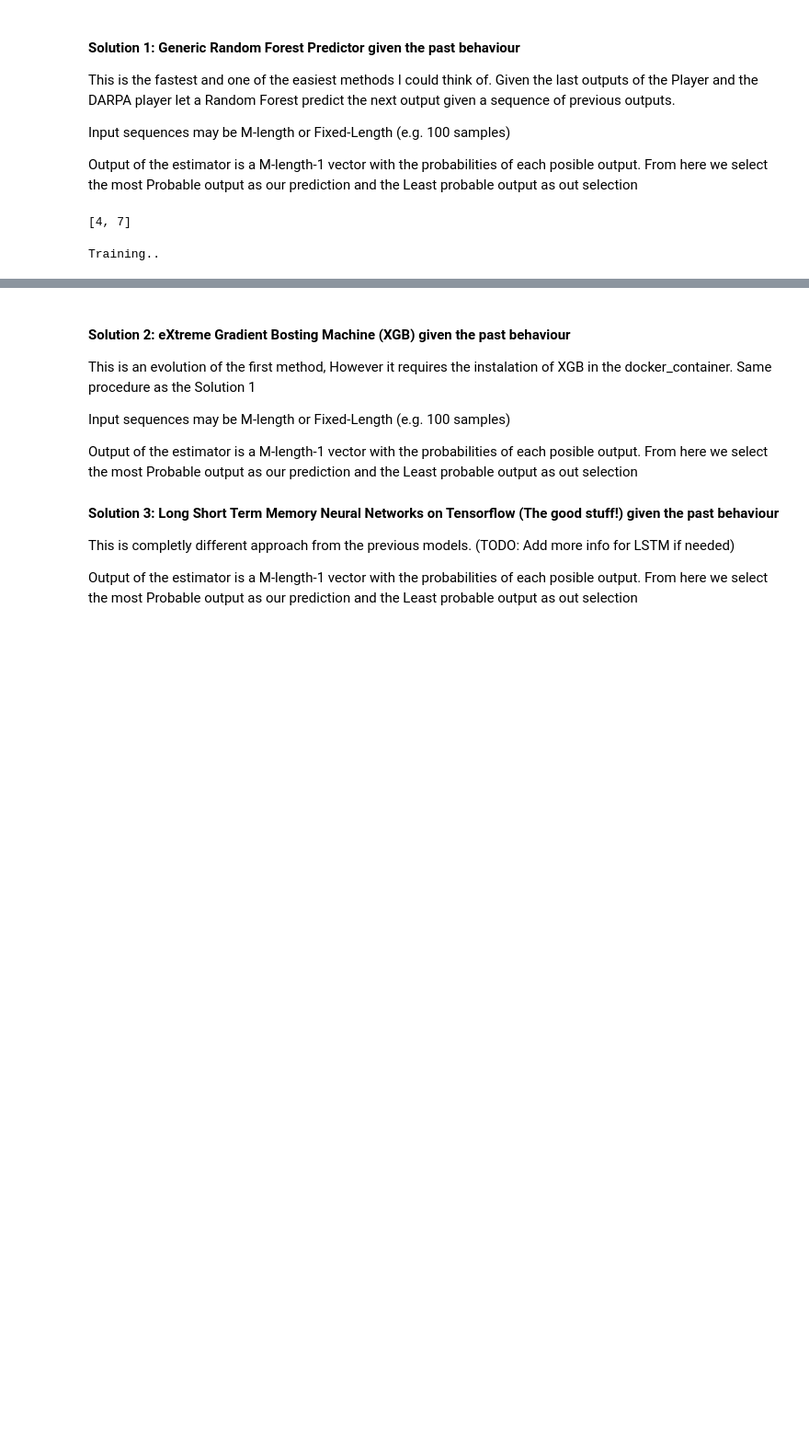
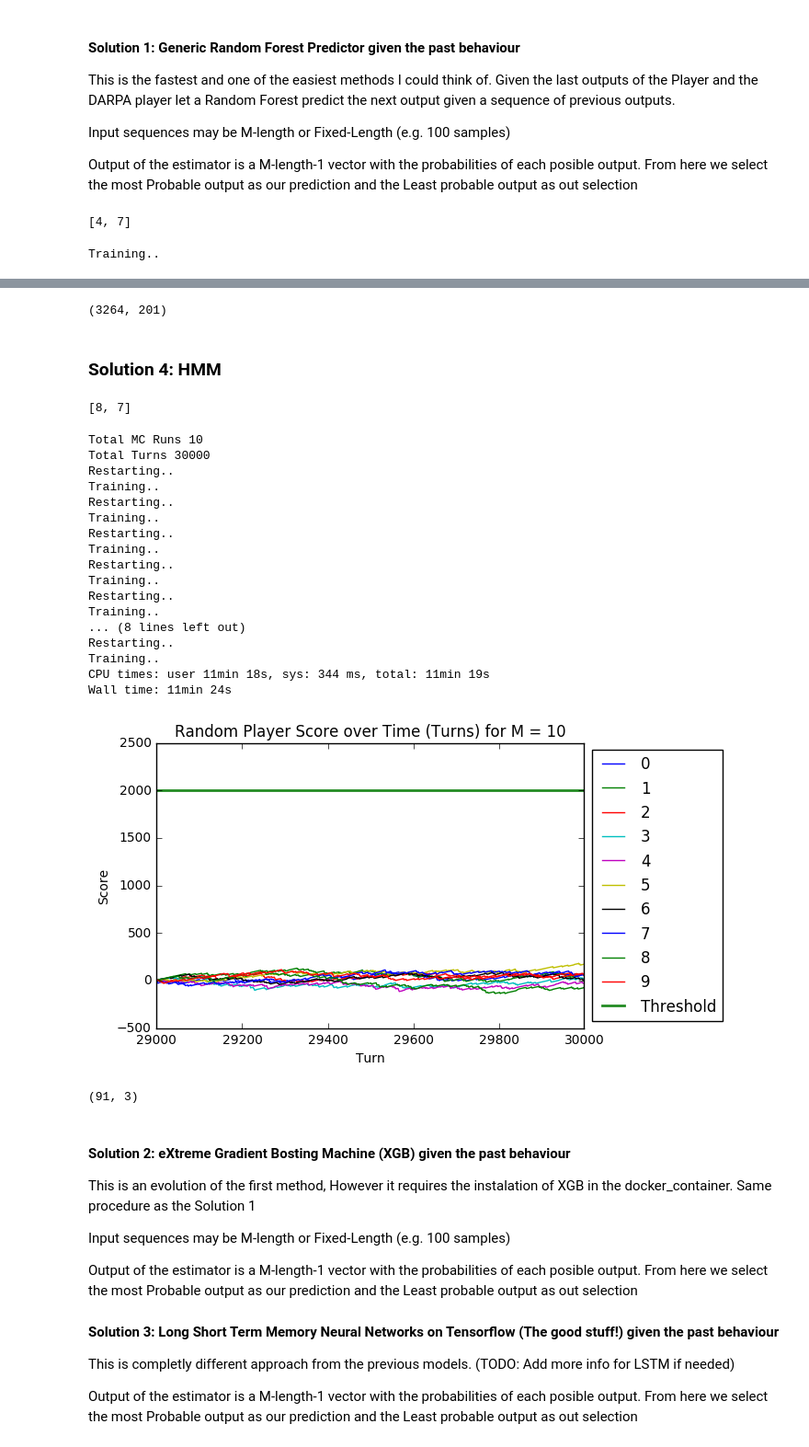
Before and after one commit to JHerna17/DARPA_SC, a Jupyter notebook: H3 Models.ipynb, the cells around one changed output, grey strips where cells are left out. Shown: that part at 92% size. Saved outputs shown, nothing was run; the diff lists cells and outputs as text; code cells hidden in the pictures; blank space fills up the shorter version.

Commit message:
Added HMMPlayer implementation using hmmlearn

```diff
--- a/H3 Models.ipynb
+++ b/H3 Models.ipynb
@@ -175,4 +192,8 @@ Restarting..
 # %%
-test.PlayerA.Dataset[test.PlayerA.Dataset.Player_Last == test.PlayerA.Dataset.Last]
+test.PlayerA.Dataset[test.PlayerA.Dataset.Player_Last == test.PlayerA.Dataset.Last].shape
+# %% [output]
+(3264, 201)
 # %%
 test.PlayerA.Dataset.to_csv('Test_RF.csv',index=False)
+# %% [markdown]
+### Solution 4: HMM
@@ -179,3 +289,45 @@ test.PlayerA.Dataset.to_csv('Test_RF.csv',index=False)
+# %%
+test = HMMPlayer(10)
+test.start()
+test.step(1)
+test.step(2)
+test.step(3)
+test.step(4)
+test.step(5)
+# %% [output]
+[8, 7]
+# %%
+P1 = h3.RandomPlayer(10,10)
+HMMP = HMMPlayer(10,retrain=29000)
+
+test = h3.Hurdle_MC(P1,HMMP,total_turns = 30000)
+
+print "Total MC Runs", test.mc_runs
+print "Total Turns", test.turns
+%time test.simulate()
+# %% [output]
+Total MC Runs 10
+Total Turns 30000
+Restarting..
+Training..
+Restarting..
+Training..
+Restarting..
+Training..
+Restarting..
+Training..
+Restarting..
+Training..
+... (8 lines left out)
+Restarting..
+Training..
+CPU times: user 11min 18s, sys: 344 ms, total: 11min 19s
+Wall time: 11min 24s
+[figure, added]
+# %%
+test.PlayerA.record[(test.PlayerA.record.Player_Last == test.PlayerA.record.Last) & (test.PlayerA.record.index  > 29000)].shape
+# %% [output]
+(91, 3)
 # %% [markdown]
 #### Solution 2: eXtreme Gradient Bosting Machine (XGB)  given the past behaviour
 
```
Also changed, not shown: parts of 6 cells of this notebook.
